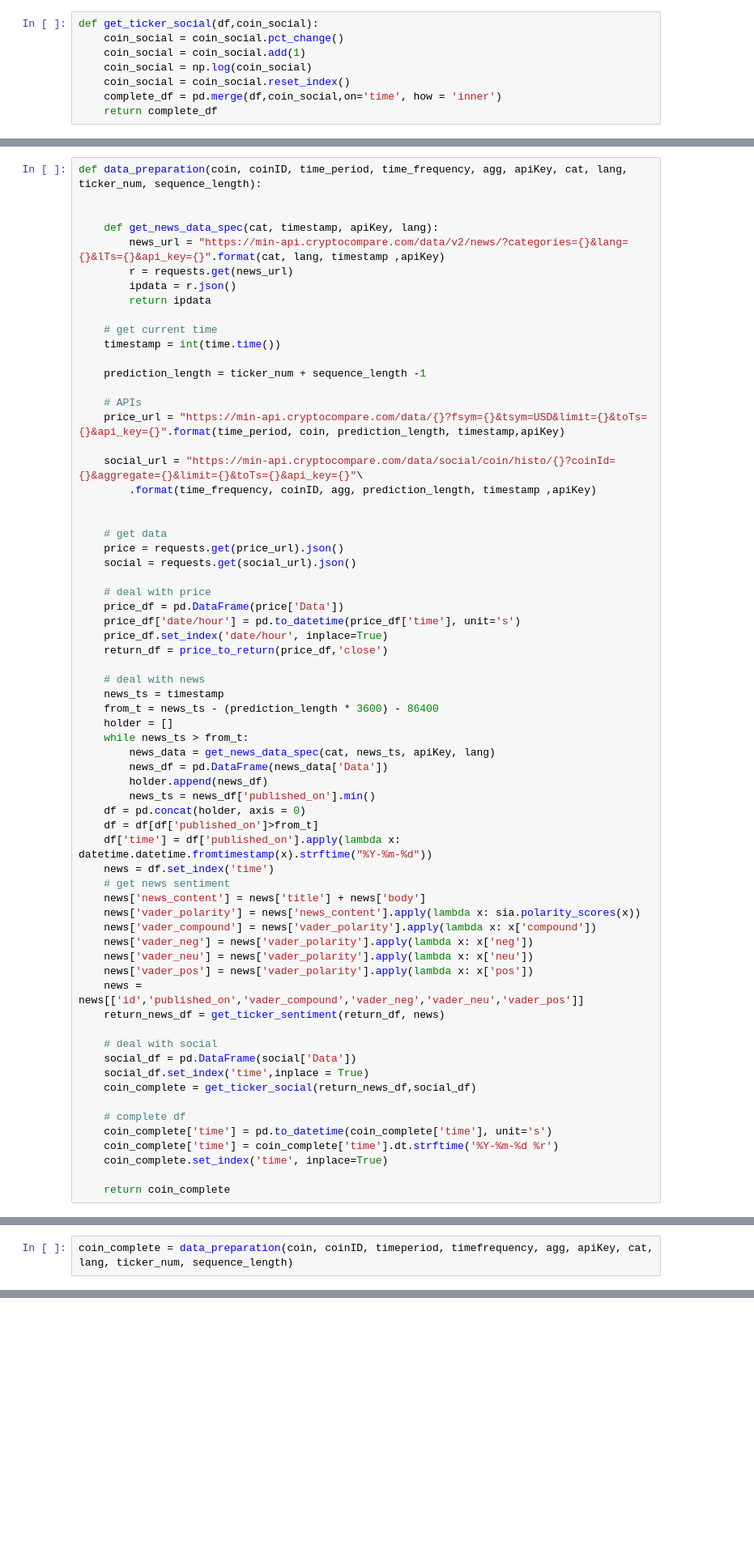
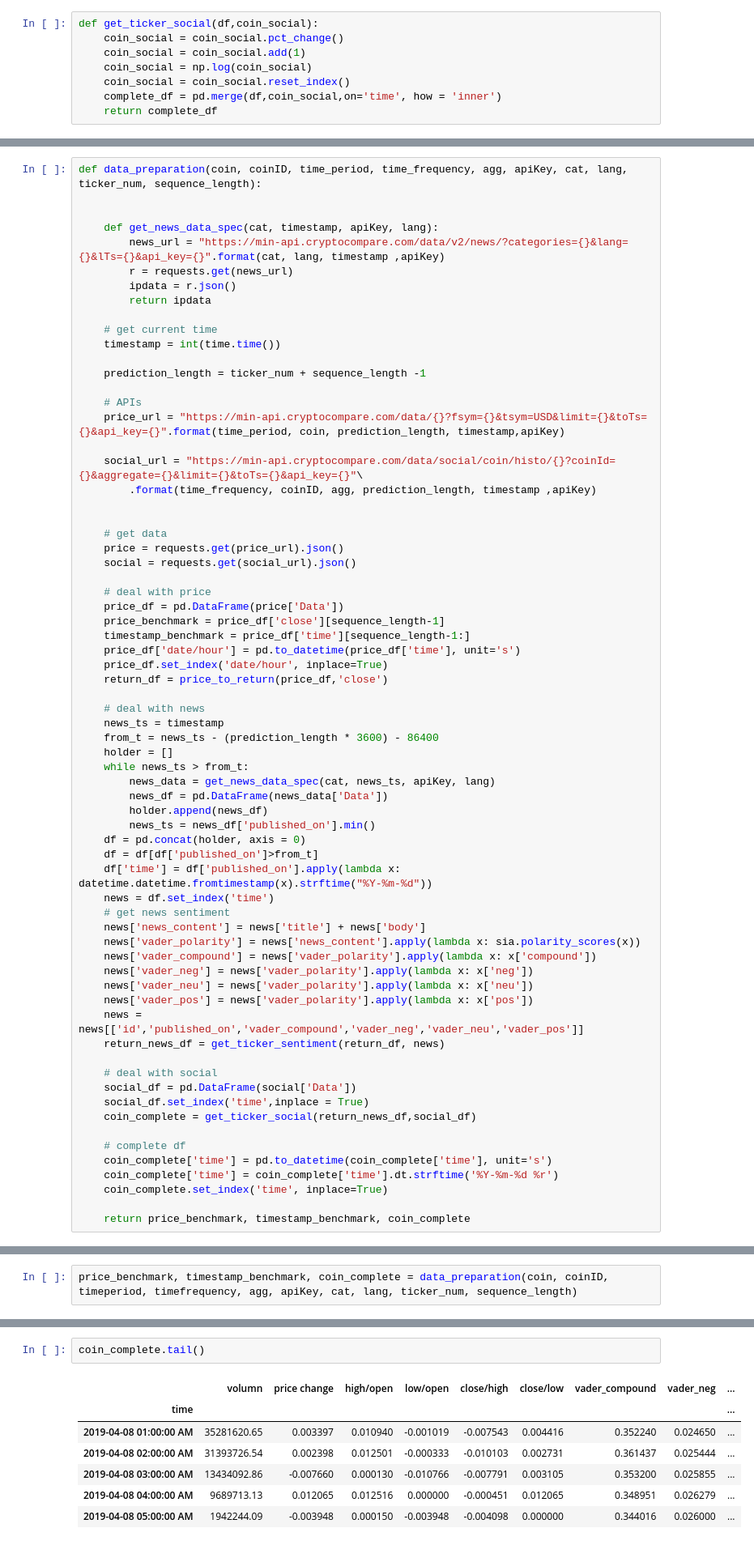
Before and after one commit to ycxmichael/CMPT733_CryptoCurrency_Project, a Jupyter notebook: Real-Time Pipeline.ipynb, the cells around one changed output, grey strips where cells are left out. Shown: that part at 81% size. Drawn from its saved outputs; the diff is of its cells as text; blank space fills up the shorter version.

```diff
--- a/Real-Time Pipeline.ipynb
+++ b/Real-Time Pipeline.ipynb
@@ -111,6 +113,8 @@ def data_preparation(coin, coinID, time_period, time_frequency, agg, apiKey, cat
 
     # deal with price
     price_df = pd.DataFrame(price['Data'])
+    price_benchmark = price_df['close'][sequence_length-1]
+    timestamp_benchmark = price_df['time'][sequence_length-1:]
     price_df['date/hour'] = pd.to_datetime(price_df['time'], unit='s')
     price_df.set_index('date/hour', inplace=True)
     return_df = price_to_return(price_df,'close')
@@ -148,7 +152,7 @@ def data_preparation(coin, coinID, time_period, time_frequency, agg, apiKey, cat
     coin_complete['time'] = coin_complete['time'].dt.strftime('%Y-%m-%d %r')
     coin_complete.set_index('time', inplace=True)
 
-    return coin_complete
+    return price_benchmark, timestamp_benchmark, coin_complete
 # %%
 
 def pipeline(coin_complete, sequence_length, model):
@@ -170,4 +199,4 @@ def pipeline(coin_complete, sequence_length, model):
 # %%
-coin_complete = data_preparation(coin, coinID, timeperiod, timefrequency, agg, apiKey, cat, lang, ticker_num, sequence_length)
+price_benchmark, timestamp_benchmark, coin_complete = data_preparation(coin, coinID, timeperiod, timefrequency, agg, apiKey, cat, lang, ticker_num, sequence_length)
 # %%
 coin_model = load_model('coin_model_1.h5')
@@ -187,0 +229,10 @@ x.shape
+# %%
+coin_complete.tail()
+# %% [output]
+|  | volumn | price change | high/open | low/open | close/high | close/low | vader_compound | vader_neg | ... |
+| time |  |  |  |  |  |  |  |  | ... |
+| 2019-04-08 01:00:00 AM | 35281620.65 | 0.003397 | 0.010940 | -0.001019 | -0.007543 | 0.004416 | 0.352240 | 0.024650 | ... |
+| 2019-04-08 02:00:00 AM | 31393726.54 | 0.002398 | 0.012501 | -0.000333 | -0.010103 | 0.002731 | 0.361437 | 0.025444 | ... |
+| 2019-04-08 03:00:00 AM | 13434092.86 | -0.007660 | 0.000130 | -0.010766 | -0.007791 | 0.003105 | 0.353200 | 0.025855 | ... |
+| 2019-04-08 04:00:00 AM | 9689713.13 | 0.012065 | 0.012516 | 0.000000 | -0.000451 | 0.012065 | 0.348951 | 0.026279 | ... |
+| 2019-04-08 05:00:00 AM | 1942244.09 | -0.003948 | 0.000150 | -0.003948 | -0.004098 | 0.000000 | 0.344016 | 0.026000 | ... |
```
Also changed, not shown: parts of 17 cells of this notebook, 2 other files.
